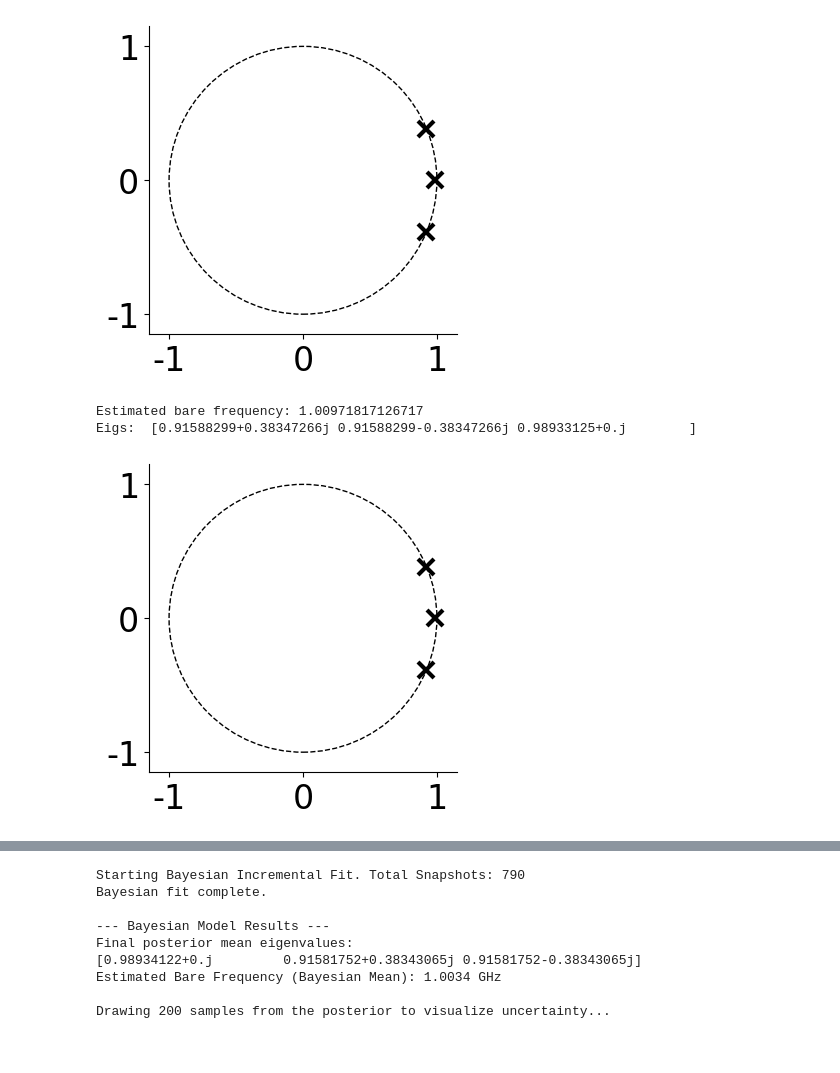
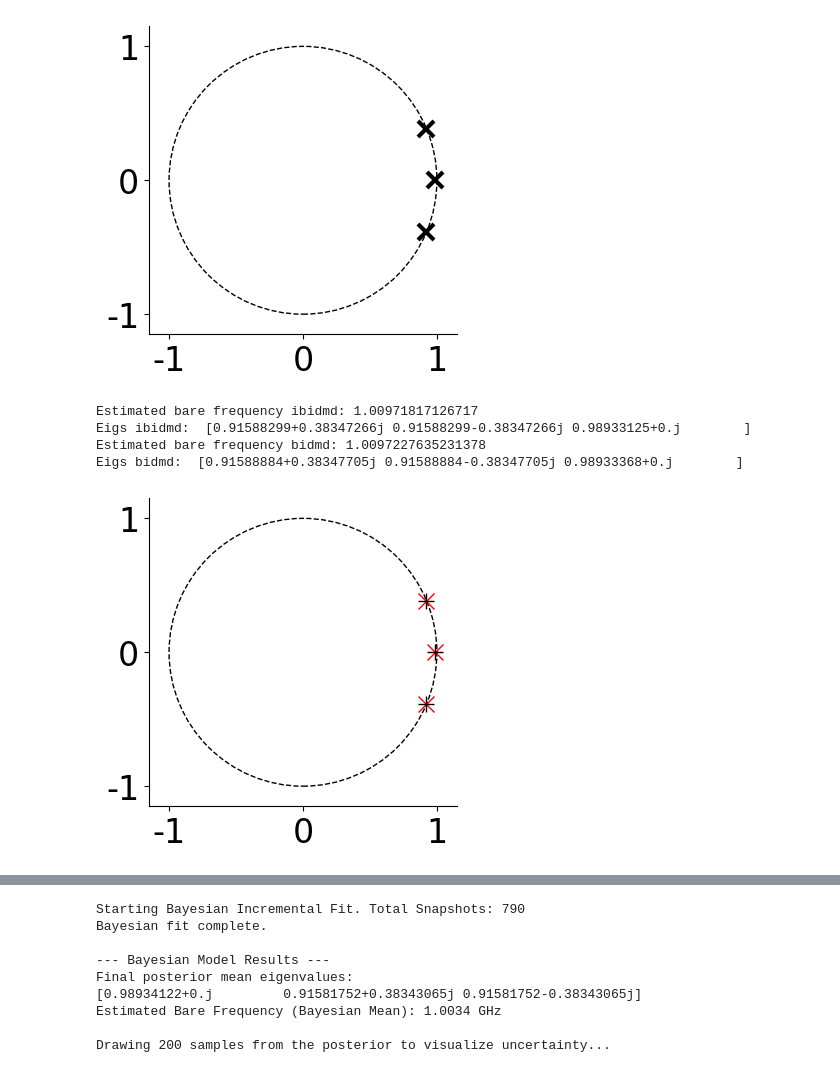
Before and after one commit to ImanGarsha/biDMD-for-quantum, a Jupyter notebook: Examples2.ipynb, the cells around one changed output, grey strips where cells are left out. Saved outputs shown, nothing was run; the diff lists cells and outputs as text; code cells hidden in the pictures.

```diff
--- a/Examples2.ipynb
+++ b/Examples2.ipynb
@@ -264,29 +264,35 @@ Eigs:  [0.91588884+0.38347705j 0.91588884-0.38347705j 0.98933368+0.j        ]
 [figure]
 # %%
 # Fit the model
-model1 = dmd.ibiDMD(QbData.Y2_flat, QbData.Y1_flat, QbData.U1y_flat, QbData.T1y_flat, threshold_type='count', threshold=6, forgetting_factor =.9999)
+model1 = dmd.ibiDMD(QbData.Y2_flat, QbData.Y1_flat, QbData.U1y_flat, QbData.T1y_flat, threshold_type='count', threshold=6, track_history =1 ,forgetting_factor =.9999)
 
 # Estimate the bare frequency
-est_bare = np.abs(np.angle(model1.eigs[1])/dt/2/np.pi)
+est_bare1 = np.abs(np.angle(model1.eigs[1])/dt/2/np.pi)
 
 # Plot the eigenvvalues
 fig, ax = plt.subplots(1,figsize=[4,4])
 ax.set_aspect('equal'), ax.set_xlim([-1.15, 1.15]), ax.set_ylim([-1.15, 1.15])
 ax.set_xticks([-1,0,1])
 ax.set_yticks([-1,0,1])
 ax.set_xticklabels([-1,0,1],fontsize=24)
 ax.set_yticklabels([-1,0,1],fontsize=24)
 for eigs in model1.eigs:
-    ax.plot(eigs.real, eigs.imag, ms=12, marker='x', markeredgewidth=3, ls='', color='k')
+    ax.plot(eigs.real, eigs.imag, ms=12, marker='x', markeredgewidth=1, ls='', color='r')
+for eigs in model.eigs:
+    ax.plot(eigs.real, eigs.imag, ms=12, marker='+', markeredgewidth=1, ls='', color='k')
 ax.add_artist(plt.Circle((0, 0), 1, color='k', linestyle='--', fill=False))
 ax.spines['right'].set_visible(False)
 ax.spines['top'].set_visible(False)
-print('Estimated bare frequency:', est_bare)
-print('Eigs: ', model1.eigs)
+print('Estimated bare frequency ibidmd:', est_bare1)
+print('Eigs ibidmd: ', model1.eigs)
+print('Estimated bare frequency bidmd:', est_bare)
+print('Eigs bidmd: ', model.eigs)
 # %% [output]
-Estimated bare frequency: 1.00971817126717
-Eigs:  [0.91588299+0.38347266j 0.91588299-0.38347266j 0.98933125+0.j        ]
+Estimated bare frequency ibidmd: 1.00971817126717
+Eigs ibidmd:  [0.91588299+0.38347266j 0.91588299-0.38347266j 0.98933125+0.j        ]
+Estimated bare frequency bidmd: 1.0097227635231378
+Eigs bidmd:  [0.91588884+0.38347705j 0.91588884-0.38347705j 0.98933368+0.j        ]
-[figure, old version]
+[figure, new version]
 # %%
 # Fit the model
 dt = QbData.T1y_flat[1] - QbData.T1y_flat[0]
```
Also changed, not shown: parts of 31 cells of this notebook.
